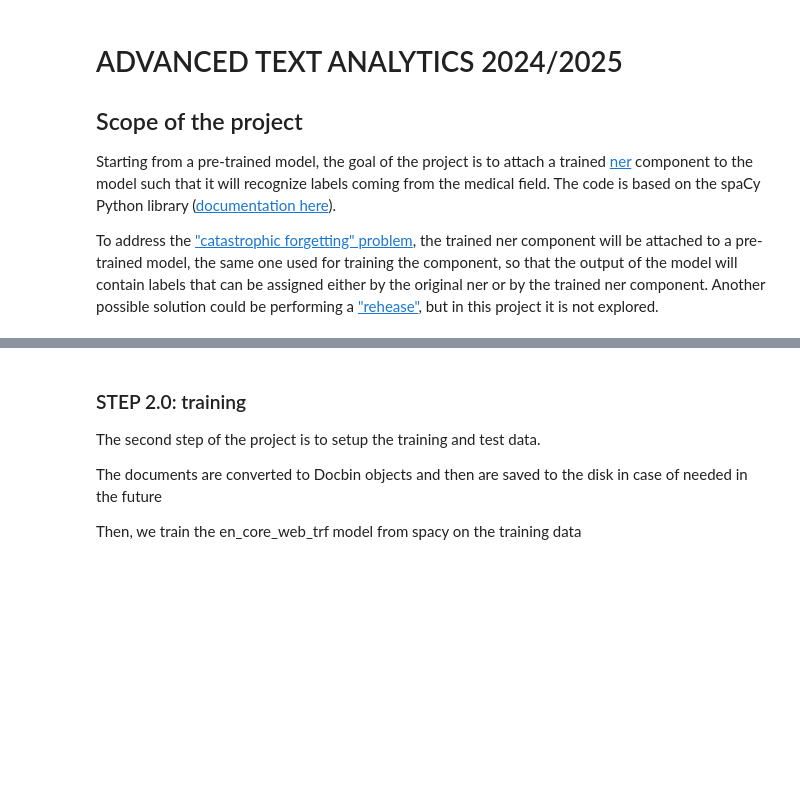
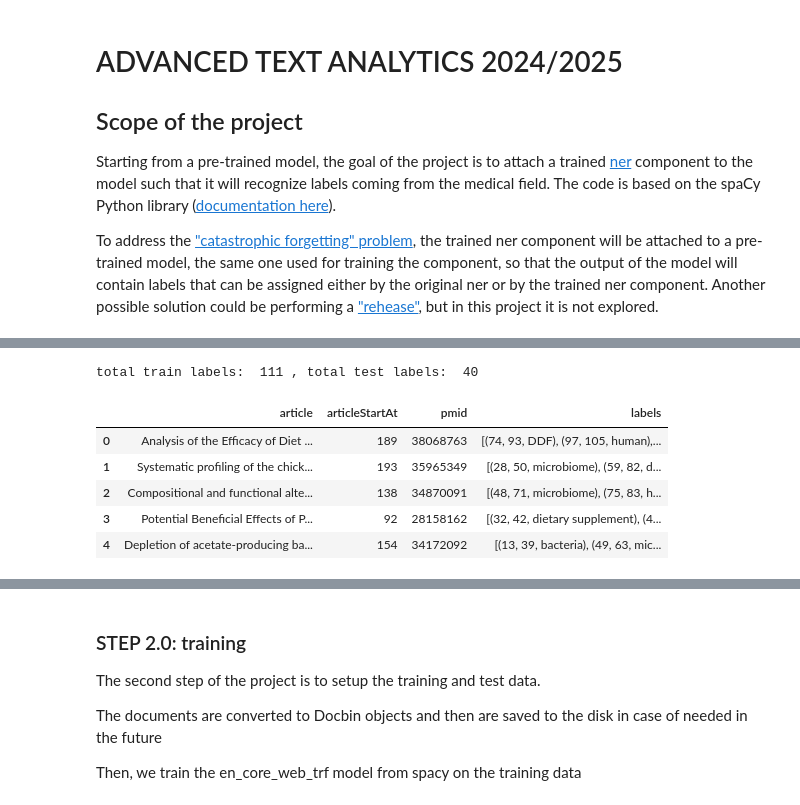
Before and after one commit to manuelrigobello/ATA2425, a Jupyter notebook: ATA2425.ipynb, the cells around one changed output, grey strips where cells are left out. Drawn from its saved outputs; the diff is of its cells as text; code cells hidden in the pictures; blank space fills up the shorter version.

Commit message:
add step to prepare train and dev data

```diff
--- a/ATA2425.ipynb
+++ b/ATA2425.ipynb
@@ -24,0 +80,4 @@ Go to [step 2](#step2.0) if you already have the training and test set well form
+# %%
+# Done for test purpose
+train = articlesTrain
+test = articlesDev
@@ -24,0 +132,12 @@ Go to [step 2](#step2.0) if you already have the training and test set well form
+# %%
+import pandas as pd
+
+train_df = pd.DataFrame(columns=['article', 'articleStartAt'])
+train_df['pmid'] = train_id
+train_df['article'] = train_articles
+train_df['articleStartAt'] = train_articles_start_at
+
+dev_df = pd.DataFrame(columns=['article'])
+dev_df['pmid'] = dev_id
+dev_df['article'] = dev_articles
+dev_df['articleStartAt'] = dev_articles_start_at
@@ -24,0 +162,37 @@ Go to [step 2](#step2.0) if you already have the training and test set well form
+# %%
+def get_labels(dataframe, text):
+  text = text.strip() # Remove possible \n at the start/end of the text
+  l = text.split("\n")
+  l = [x.split('\t') for x in l]
+  labels = []
+  index = 0
+  for i in l:
+    while dataframe.iloc[index]['pmid'] != i[0]:
+      index += 1
+      continue
+
+    if i[4] == 'title':
+      labels.append((int(i[2]), int(i[3])+1, i[6]))
+    elif i[4] == 'abstract':
+      # Add shift due to the title length
+      labels.append((int(i[2]) + int(dataframe.iloc[index]['articleStartAt']), int(i[3]) + 1 + int(dataframe.iloc[index]['articleStartAt']), i[6]))
+  return labels
+
+train_labels = [get_labels(train_df, x) for x in entitiesTrain]
+dev_labels = [get_labels(dev_df, x) for x in entitiesDev]
+
+print('total train labels: ', len(train_labels), ', total test labels: ' , len(dev_labels))
+# %% [output]
+total train labels:  111 , total test labels:  40
+# %%
+train_df['labels'] = train_labels
+dev_df['labels'] = dev_labels
+# %%
+train_df.head()
+# %% [output]
+|  | article | articleStartAt | pmid | labels |
+| 0 | Analysis of the Efficacy of Diet ... | 189 | 38068763 | [(74, 93, DDF), (97, 105, human),... |
+| 1 | Systematic profiling of the chick... | 193 | 35965349 | [(28, 50, microbiome), (59, 82, d... |
+| 2 | Compositional and functional alte... | 138 | 34870091 | [(48, 71, microbiome), (75, 83, h... |
+| 3 | Potential Beneficial Effects of P... | 92 | 28158162 | [(32, 42, dietary supplement), (4... |
+| 4 | Depletion of acetate-producing ba... | 154 | 34172092 | [(13, 39, bacteria), (49, 63, mic... |
```
Also changed, not shown: parts of 17 cells of this notebook.
